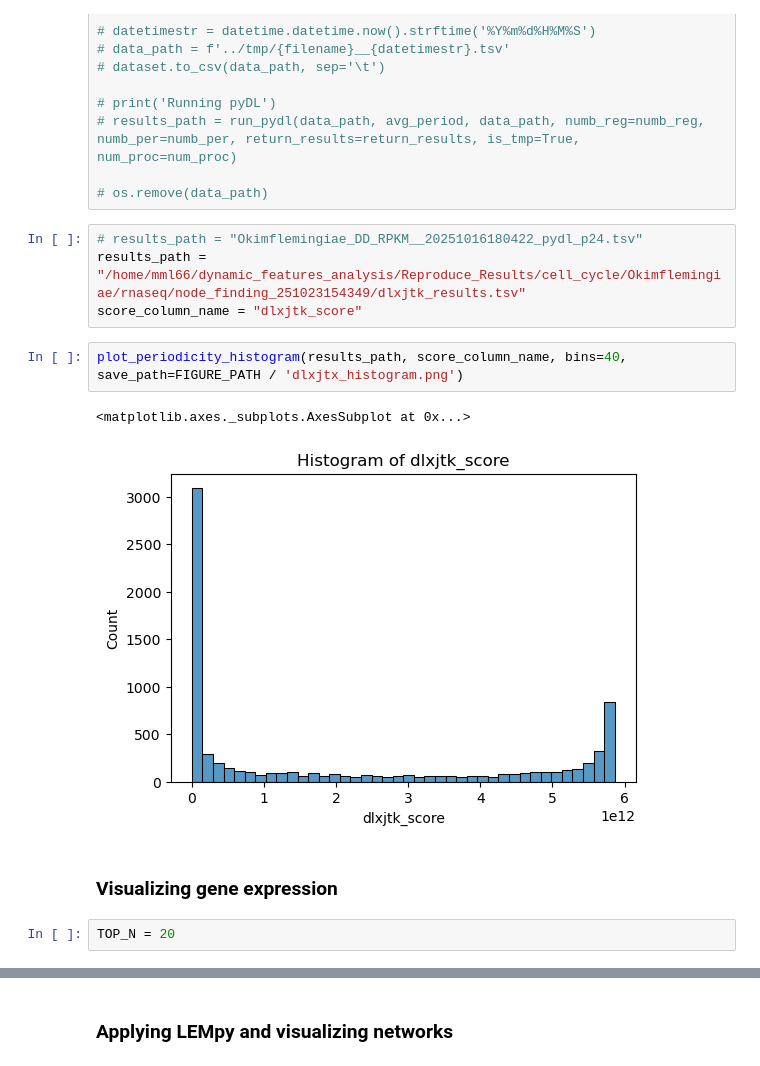
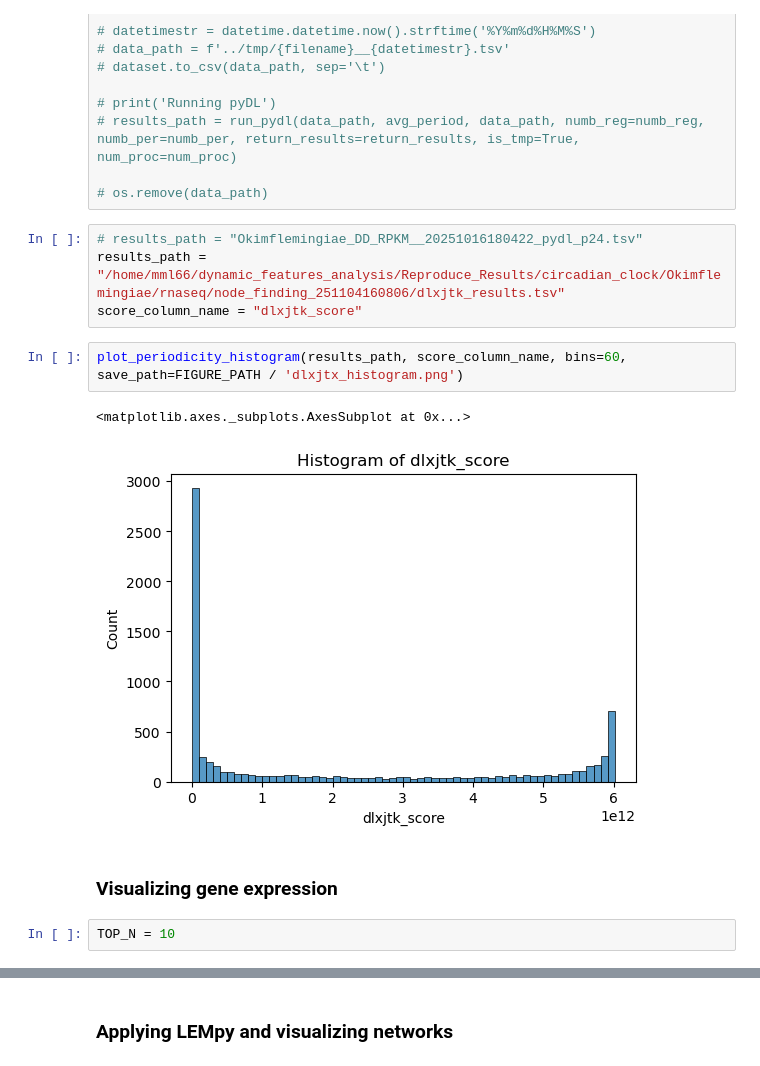
Before and after one commit to maxwellmlin/bio218-project, a Jupyter notebook: notebooks/data_to_network_demo@max.ipynb, the cells around one changed output, grey strips where cells are left out. Cells and saved outputs as stored; diff of their text form.

Commit message:
Use complete dlxjtk results

```diff
--- a/notebooks/data_to_network_demo@max.ipynb
+++ b/notebooks/data_to_network_demo@max.ipynb
@@ -81,17 +81,17 @@ True
 # os.remove(data_path)
 # %%
 # results_path = "Okimflemingiae_DD_RPKM__20251016180422_pydl_p24.tsv"
-results_path = "/home/mml66/dynamic_features_analysis/Reproduce_Results/cell_cycle/Okimflemingiae/rnaseq/node_finding_251023154349/dlxjtk_results.tsv"
+results_path = "/home/mml66/dynamic_features_analysis/Reproduce_Results/circadian_clock/Okimflemingiae/rnaseq/node_finding_251104160806/dlxjtk_results.tsv"
 score_column_name = "dlxjtk_score"
 # %%
-plot_periodicity_histogram(results_path, score_column_name, bins=40, save_path=FIGURE_PATH / 'dlxjtx_histogram.png')
+plot_periodicity_histogram(results_path, score_column_name, bins=60, save_path=FIGURE_PATH / 'dlxjtx_histogram.png')
 # %% [output]
 <matplotlib.axes._subplots.AxesSubplot at 0x...>
-[figure, old version]
+[figure, new version]
 # %% [markdown]
 ### Visualizing gene expression
 # %%
-TOP_N = 20
+TOP_N = 10
 # %%
 # I would like to view the top 6 genes that pyJTK has ranked as the most periodic in a heatmap. I want to order genes based on their peak expression BEFORE 96 minutes.
 plot_heatmap(dataset, results_path, 24, score_column_name, top_genes=TOP_N, save_path=FIGURE_PATH / 'dlxjtx_heatmap_top.png')
```
Also changed, not shown: parts of 3 cells of this notebook.
